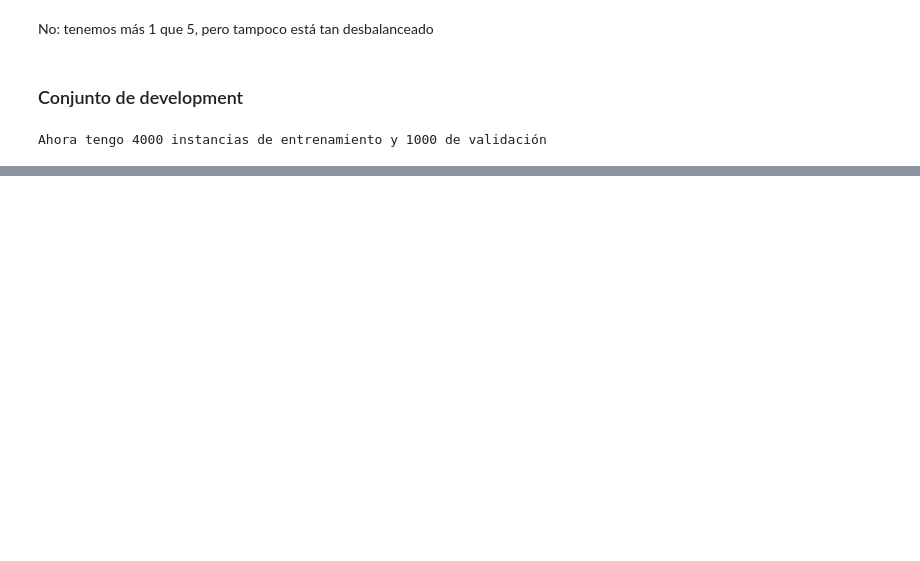
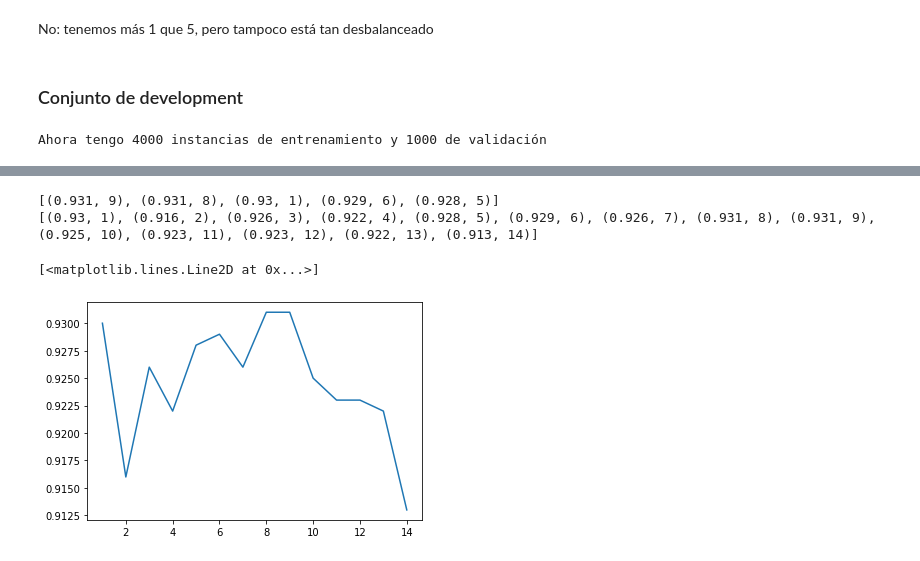
Before and after one commit to LaureanoMuniz/DigitRecognitionMNIST, a Jupyter notebook: notebooks/knn.ipynb, the cells around one changed output, grey strips where cells are left out. Saved outputs shown, nothing was run; the diff lists cells and outputs as text; code cells hidden in the pictures; blank space fills up the shorter version.

```diff
--- a/notebooks/knn.ipynb
+++ b/notebooks/knn.ipynb
@@ -154,0 +220,24 @@ print("Accuracy: {}".format(acc))
+# %%
+accs = []
+from tqdm import tqdm
+for k in tqdm(range(1,15,1)):
+    clf = metnum.KNNClassifier(k)
+    clf.fit(X_train,y_train)
+    y_pred = clf.predict(X_val)
+    acc = sk.accuracy_score(y_val, y_pred)
+    accs.append((acc,k))
+# %%
+accs.sort(reverse = True)
+mejores5 = accs
+accs_copy = accs
+mejores5 = mejores5[:5]
+print(mejores5)
+accs.sort(key= lambda x: x[1])
+print(accs)
+acc_grafico, k_grafico = zip(*accs_copy)
+plt.plot(k_grafico,acc_grafico)
+# %% [output]
+[(0.931, 9), (0.931, 8), (0.93, 1), (0.929, 6), (0.928, 5)]
+[(0.93, 1), (0.916, 2), (0.926, 3), (0.922, 4), (0.928, 5), (0.929, 6), (0.926, 7), (0.931, 8), (0.931, 9), (0.925, 10), (0.923, 11), (0.923, 12), (0.922, 13), (0.913, 14)]
+[<matplotlib.lines.Line2D at 0x...>]
+[figure, added]
```
Also changed, not shown: parts of 19 cells of this notebook.
